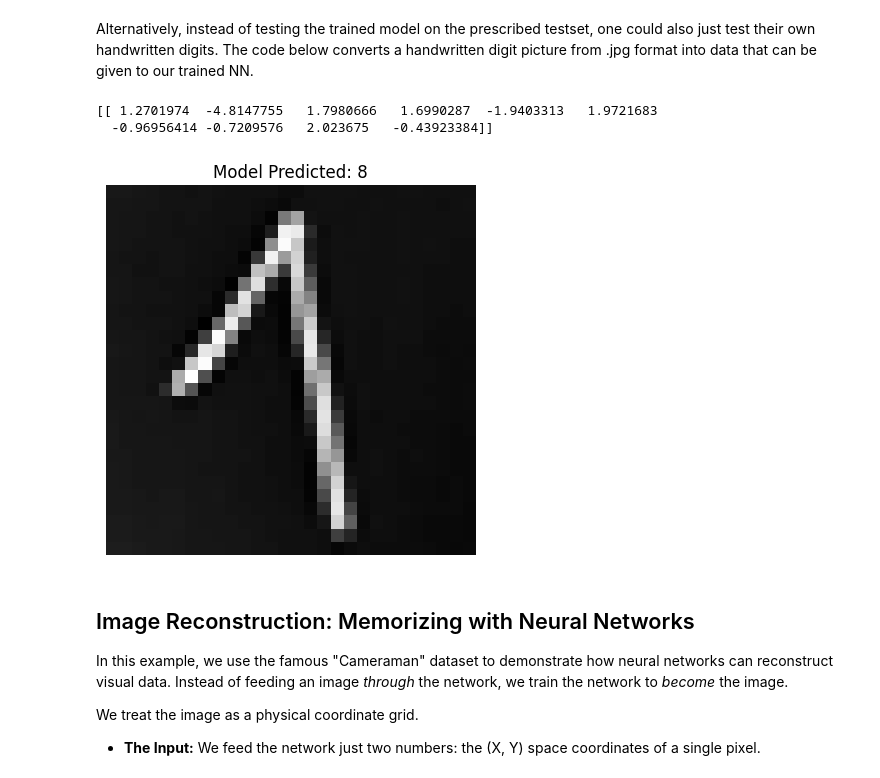
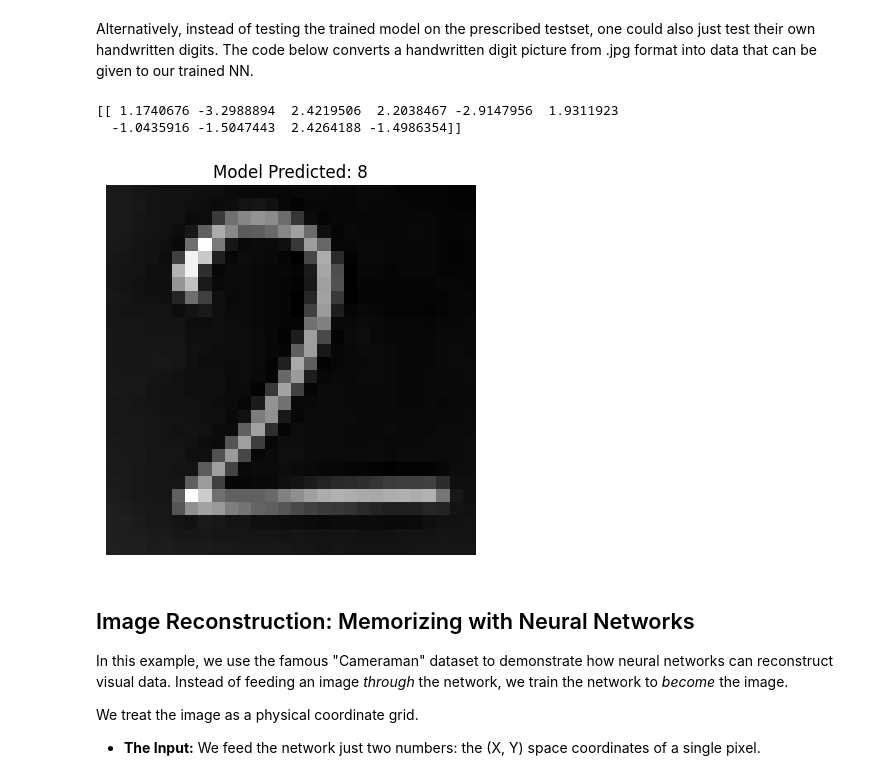
Before and after one commit to shtadinada/MOML-exercises, a Jupyter notebook: mnist.ipynb, the cells around one changed output. Cells and saved outputs as stored; diff of their text form; code cells hidden in the pictures.

```diff
--- a/mnist.ipynb
+++ b/mnist.ipynb
@@ -191,40 +386,40 @@ Alternatively, instead of testing the trained model on the prescribed testset, o
 The code below converts a handwritten digit picture from .jpg format into data that can be given to our trained NN.
 # %%
 # Load the image and convert to grayscale ('L' mode)
-image_path = "../1.jpg"  # Change this to your file's name
+image_path = "../2.jpg"  # Change this to your file's name
 img = Image.open(image_path).convert('L')
 
 # Resize to 28x28 pixels
 img = img.resize((28, 28))
 
 # Convert to a numpy array
 img_array = np.array(img)
 
 # INVERT COLORS
 img_array = 255 - img_array
 #img_array = np.where(img_array>130, 255, img_array)
 
 # Normalize pixel values to [0, 1] just like our training data
 img_array = img_array / 255.0
 
 # Reshape to match the network's input shape: (1 sample, 784 pixels)
 x_custom = img_array.reshape(1, 784)
 x_custom = jnp.array(x_custom)
 
 # Predict using your trained gradient descent parameters
 logits = mnist_forward(gd_params, x_custom)
 prediction = jnp.argmax(logits, axis=1)[0]
 print(logits)
 
 # Visualize
 plt.imshow(img_array, cmap='gray')
 plt.title(f"Model Predicted: {prediction}")
 plt.axis('off')
 plt.show()
 # %% [output]
-[[ 1.2701974  -4.8147755   1.7980666   1.6990287  -1.9403313   1.9721683
-  -0.96956414 -0.7209576   2.023675   -0.43923384]]
+[[ 1.1740676 -3.2988894  2.4219506  2.2038467 -2.9147956  1.9311923
+  -1.0435916 -1.5047443  2.4264188 -1.4986354]]
-[figure, old version]
+[figure, new version]
 # %% [markdown]
 ## Image Reconstruction: Memorizing with Neural Networks
 In this example, we use the famous "Cameraman" dataset to demonstrate how neural networks can reconstruct visual data. Instead of feeding an image *through* the network, we train the network to *become* the image.
```
Also changed, not shown: parts of 7 cells of this notebook.
